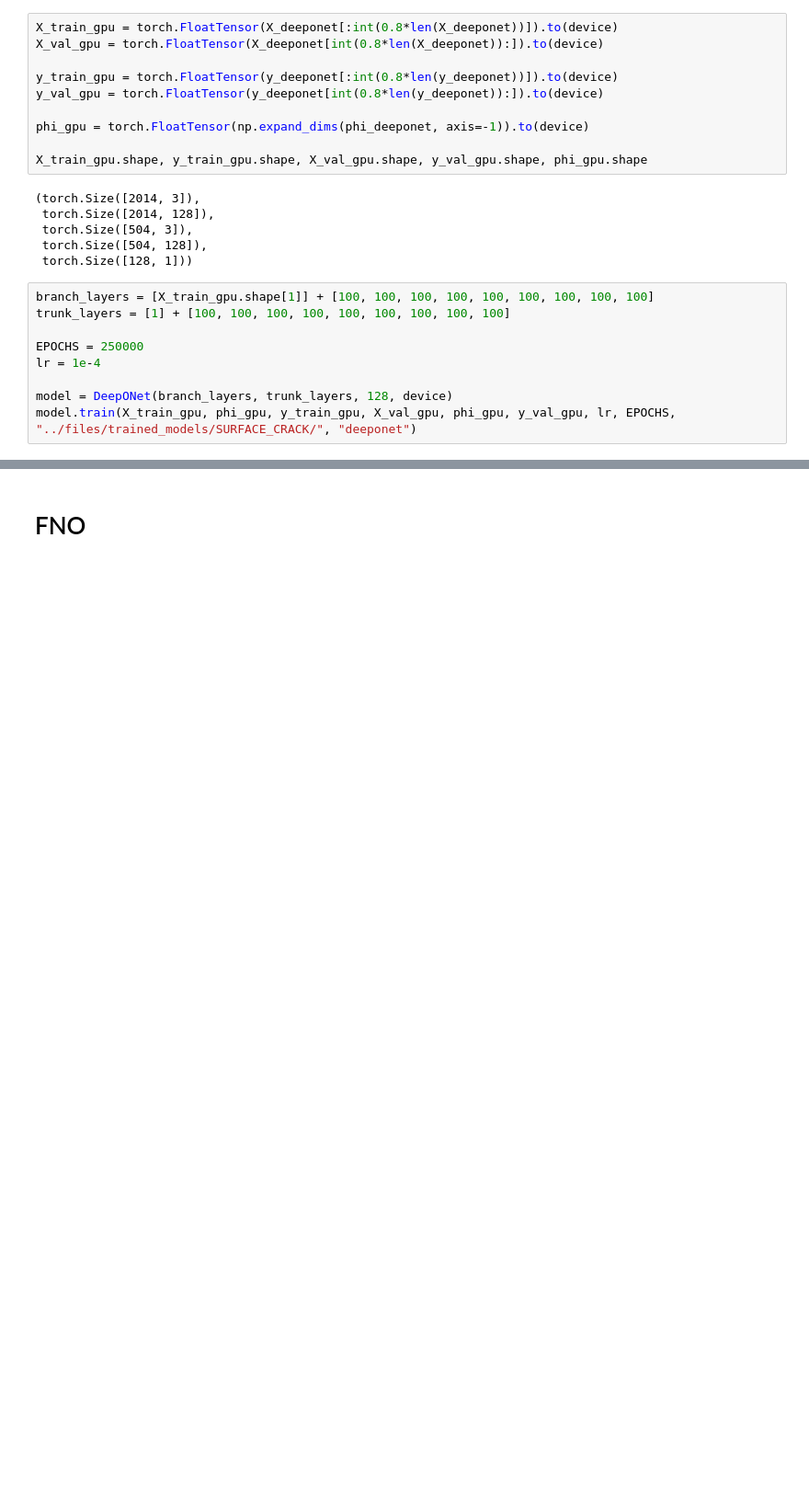
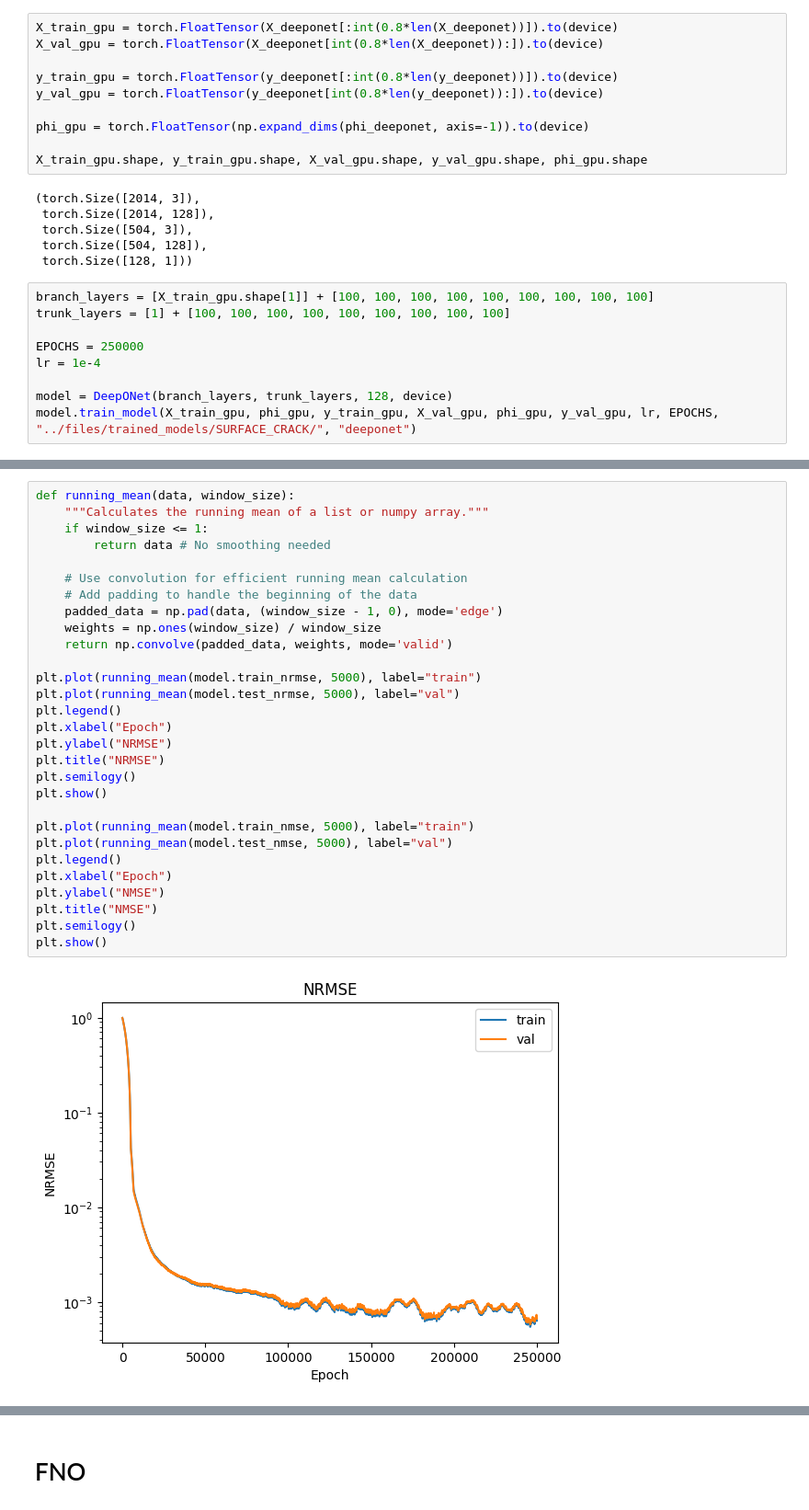
Before and after one commit to tgautam03/SIFBench, a Jupyter notebook: training_nb/SURFACE_CRACK.ipynb, the cells around one changed output, grey strips where cells are left out. Shown at 92% size. Saved outputs shown, nothing was run; the diff lists cells and outputs as text; blank space fills up the shorter version.

Commit message:
Added SC training

```diff
--- a/training_nb/SURFACE_CRACK.ipynb
+++ b/training_nb/SURFACE_CRACK.ipynb
@@ -381,4 +232,4 @@ EPOCHS = 250000
 lr = 1e-4
 
 model = DeepONet(branch_layers, trunk_layers, 128, device)
-model.train(X_train_gpu, phi_gpu, y_train_gpu, X_val_gpu, phi_gpu, y_val_gpu, lr, EPOCHS, "../files/trained_models/SURFACE_CRACK/", "deeponet")
+model.train_model(X_train_gpu, phi_gpu, y_train_gpu, X_val_gpu, phi_gpu, y_val_gpu, lr, EPOCHS, "../files/trained_models/SURFACE_CRACK/", "deeponet")
@@ -384,0 +262,31 @@ model.train(X_train_gpu, phi_gpu, y_train_gpu, X_val_gpu, phi_gpu, y_val_gpu, lr
+# %%
+def running_mean(data, window_size):
+    """Calculates the running mean of a list or numpy array."""
+    if window_size <= 1:
+        return data # No smoothing needed
+
+    # Use convolution for efficient running mean calculation
+    # Add padding to handle the beginning of the data
+    padded_data = np.pad(data, (window_size - 1, 0), mode='edge')
+    weights = np.ones(window_size) / window_size
+    return np.convolve(padded_data, weights, mode='valid')
+
+plt.plot(running_mean(model.train_nrmse, 5000), label="train")
+plt.plot(running_mean(model.test_nrmse, 5000), label="val")
+plt.legend()
+plt.xlabel("Epoch")
+plt.ylabel("NRMSE")
+plt.title("NRMSE")
+plt.semilogy()
+plt.show()
+
+plt.plot(running_mean(model.train_nmse, 5000), label="train")
+plt.plot(running_mean(model.test_nmse, 5000), label="val")
+plt.legend()
+plt.xlabel("Epoch")
+plt.ylabel("NMSE")
+plt.title("NMSE")
+plt.semilogy()
+plt.show()
+# %% [output]
+[figure, added]
```
Also changed, not shown: parts of 19 cells of this notebook, 4 other files.
